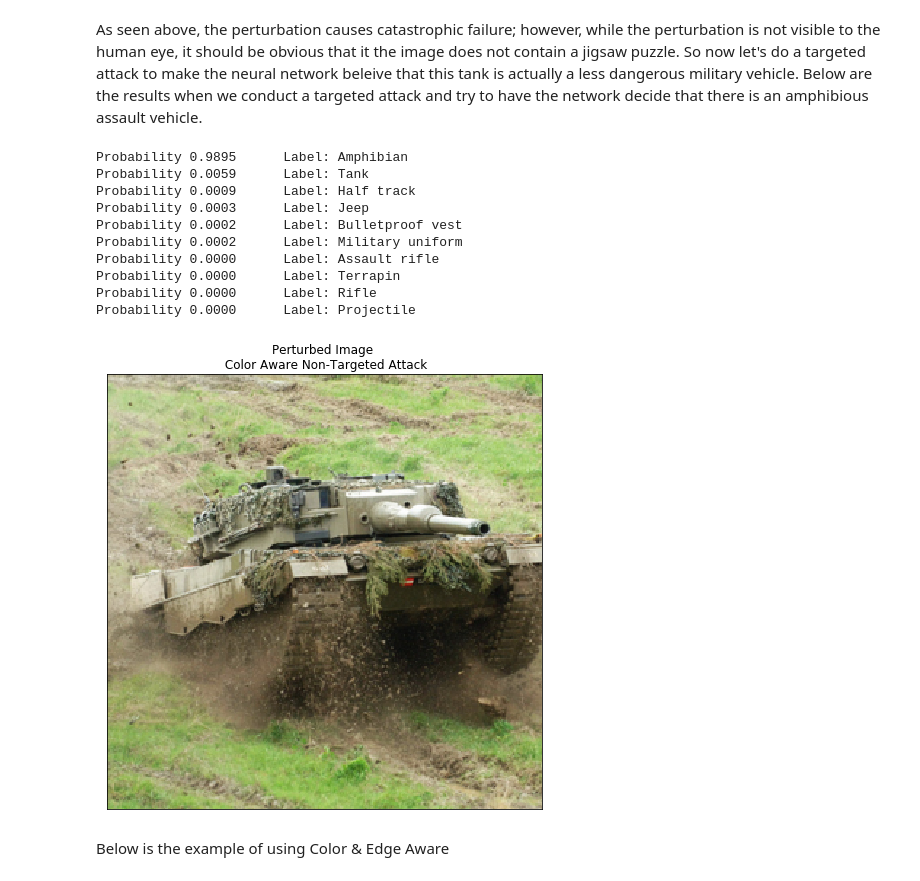
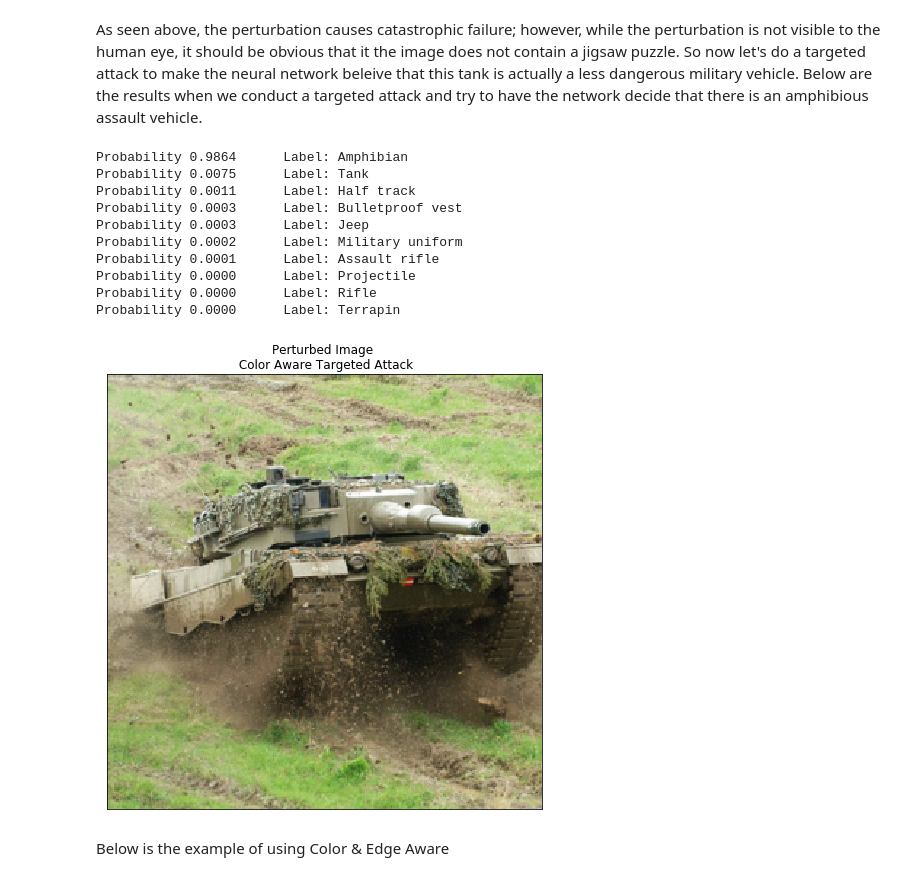
Before and after one commit to rbassett3/Color-and-Edge-Aware-Perturbations, a Jupyter notebook: Color-and-Edge-Aware-Examples.ipynb, the cells around one changed output. Cells and saved outputs as stored; diff of their text form; code cells hidden in the pictures.

```diff
--- a/Color-and-Edge-Aware-Examples.ipynb
+++ b/Color-and-Edge-Aware-Examples.ipynb
@@ -12,7 +18,7 @@ from ColorEdgeAwarePerturbs import *
 # %% [markdown]
 Load the pretrained Inception V3 network
 # %%
-model = models.inception_v3(pretrained=True, init_weights=False)
+model = models.inception_v3(pretrained=True, init_weights=False).to(device)
 model.eval();
 # %% [markdown]
 Establish the preprocess routine.
@@ -34,7 +39,7 @@ example_images_set = torchvision.datasets.ImageFolder(root ='./example_images',
 example_images, labels = [], []
 for i in range(4):
     x,y = example_images_set[i]
-    example_images.append(x)
+    example_images.append(x.to(device))
     #labels.append(y)
 
 example_images = torch.stack(example_images)
@@ -93,7 +98,8 @@ CA_eps = .1
 current_target = test_label
 
 CA_perturbed_img = pert_rgb(test_img, current_target,
-                       model, num_iter = CA_iterations, eps=CA_eps, targeted = False)
+                       model, num_iter = CA_iterations, eps=CA_eps, targeted = False,
+                            do_imagenet_scale=True)
 CA_probs, CA_prob_labels = torch.topk(get_probs(model, CA_perturbed_img),10)
 # %%
 fig, axs = plt.subplots(1,1, figsize = (10,8))
@@ -126,31 +132,32 @@ CA_eps = .1
 current_target = 408 # Amphibious vehicle label number in ImageNet
 
 CA_perturbed_img_tgt = pert_rgb(test_img, current_target,
-                       model, num_iter = CA_iterations, eps=CA_eps, targeted = True)
+                       model, num_iter = CA_iterations, eps=CA_eps, targeted=True,
+                               do_imagenet_scale=True)
 CA_probs_tgt, CA_prob_labels_tgt = torch.topk(get_probs(model, CA_perturbed_img_tgt),10)
 # %%
 fig, axs = plt.subplots(1,1, figsize = (10,8))
 
-axs.imshow(np.moveaxis(CA_perturbed_img.squeeze(0).numpy(), 0, -1))
+axs.imshow(np.moveaxis(CA_perturbed_img.squeeze(0).cpu().numpy(), 0, -1))
 axs.title.set_text('Perturbed Image \n Color Aware Targeted Attack')
 axs.set_xticks([])
 axs.set_yticks([])
 
 for i in range(len(test_img_probs[0])):
     print('Probability %.4f \tLabel: %s ' %
           (CA_probs_tgt[0][i], labelDict[CA_prob_labels_tgt[0][i].item()].split(",")[0].capitalize()))
 # %% [output]
-Probability 0.9895      Label: Amphibian
-Probability 0.0059      Label: Tank
-Probability 0.0009      Label: Half track
+Probability 0.9864      Label: Amphibian
+Probability 0.0075      Label: Tank
+Probability 0.0011      Label: Half track
+Probability 0.0003      Label: Bulletproof vest
 Probability 0.0003      Label: Jeep
-Probability 0.0002      Label: Bulletproof vest
 Probability 0.0002      Label: Military uniform
-Probability 0.0000      Label: Assault rifle
+Probability 0.0001      Label: Assault rifle
+Probability 0.0000      Label: Projectile
+Probability 0.0000      Label: Rifle
 Probability 0.0000      Label: Terrapin
-Probability 0.0000      Label: Rifle
-Probability 0.0000      Label: Projectile
-[figure, old version]
+[figure, new version]
 # %% [markdown]
 Below is the example of using Color & Edge Aware
 # %%
```
Also changed, not shown: parts of 10 cells of this notebook, 1 other file.
